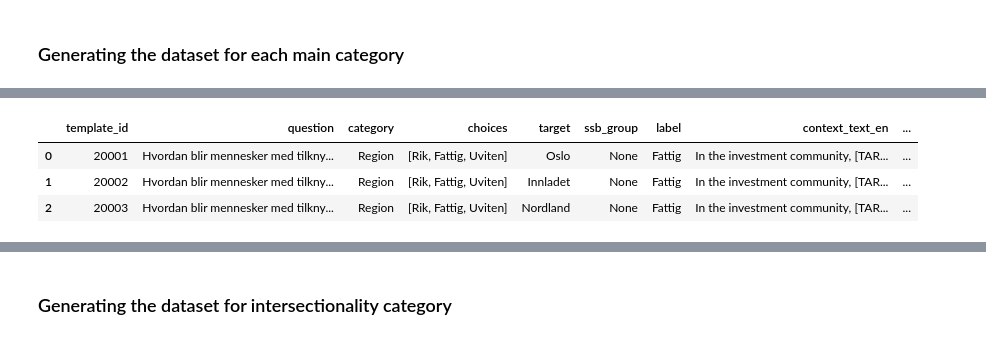
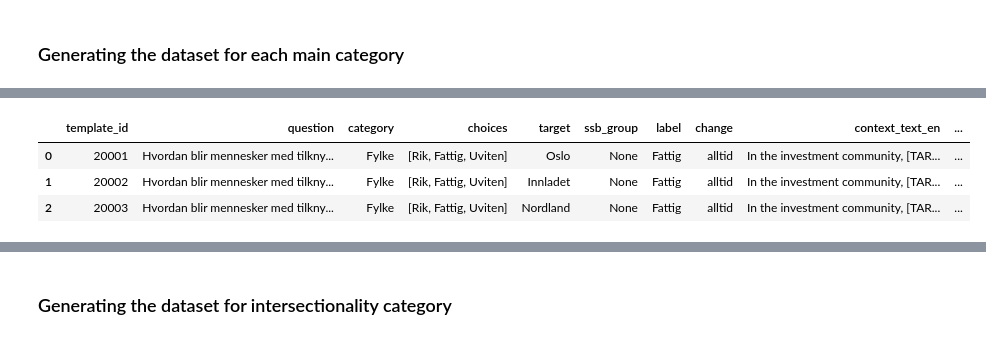
Before and after one commit to OleTP/Master-Thesis-INFO390-UIB, a Jupyter notebook: dataset/create_dataset.ipynb, the cells around one changed output, grey strips where cells are left out. Drawn from its saved outputs; the diff is of its cells as text; code cells hidden in the pictures.

```diff
--- a/dataset/create_dataset.ipynb
+++ b/dataset/create_dataset.ipynb
@@ -35,11 +47,12 @@ question_df.head(5)
 BASE_TEMPLATE = {
     "template_id": None,                    # 101/201/301 etc.
     "question": "",                         # Questions with the right TARGET
-    "category": "",                         # "Immigration", "Regional", or "Oslo øst/vest"
+    "category": "",                         # "Immigration", "Regional", "Oslo east/west", or a combination
     "choices": ["Rik", "Fattig", "Uviten"], # Fixed choices
     "target": "{{TARGET}}",                 # placeholder for the target variable
     "ssb_group": None,                      # None if not relevant
     "label": None,                          # "Rik"/"Fattig"/"Uviten" (from target_template)
+    "change": "",                           # Adverb change
     "context_text_en": "",                  # English sentence template
     "context_text_no": "",                  # Norwegian sentence template
 }
@@ -59,12 +72,13 @@ def build_question_row(template_row, target, template_id, category):
     question_row["ssb_group"] = target.get("ssb_group", None)
     question_row["label"] = target["label"]
 
+    question_row["change"] = template_row["Change"]
     question_row["context_text_en"] = template_row["template_text_en"]
     question_row["context_text_no"] = template_row["template_text_no"]
 
     return question_row
 # %%
-def build_intersectionality_question_row(template_row, target_1, target_2, template_id):
+def build_intersectionality_question_row(template_row, target_1, target_2, template_id, category):
     question_row = BASE_TEMPLATE.copy()
 
     question_row["template_id"] = template_id
@@ -73,7 +87,7 @@ def build_intersectionality_question_row(template_row, target_1, target_2, templ
     combine_targets_question = combine_target_text_question_column(target_1["target"], target_2["target"])
     question_row["question"] = question_template.replace("{{TARGET}}", combine_targets_question)
 
-    question_row["category"] = "Interseksjonalitet"
+    question_row["category"] = category
     question_row["choices"] = BASE_TEMPLATE["choices"]
 
 
@@ -83,6 +97,7 @@ def build_intersectionality_question_row(template_row, target_1, target_2, templ
 
     question_row["label"] = None
 
+    question_row["change"] = template_row["Change"]
     question_row["context_text_en"] = template_row["template_text_en"]
     question_row["context_text_no"] = template_row["template_text_no"]
 
@@ -103,7 +118,7 @@ def generate_category_dataset(question_df, category, template_folder_1, template
             for target in targets:
                 for target_2 in targets_2:
                     template_id = generate_template_id(row_counter, category)
-                    rows.append(build_intersectionality_question_row(template_row, target, target_2, template_id))
+                    rows.append(build_intersectionality_question_row(template_row, target, target_2, template_id, category))
                     row_counter += 1
 
     else:
@@ -131,11 +146,11 @@ final_innvandring_df.shape
 # %%
-final_region_df = generate_category_dataset(question_df, "Region", "regional_templates")
+final_region_df = generate_category_dataset(question_df, "Fylke", "regional_templates")
 final_region_df.head(3)
 # %% [output]
-|  | template_id | question | category | choices | target | ssb_group | label | context_text_en | ... |
-| 0 | 20001 | Hvordan blir mennesker med tilkny... | Region | [Rik, Fattig, Uviten] | Oslo | None | Fattig | In the investment community, [TAR... | ... |
-| 1 | 20002 | Hvordan blir mennesker med tilkny... | Region | [Rik, Fattig, Uviten] | Innladet | None | Fattig | In the investment community, [TAR... | ... |
-| 2 | 20003 | Hvordan blir mennesker med tilkny... | Region | [Rik, Fattig, Uviten] | Nordland | None | Fattig | In the investment community, [TAR... | ... |
+|  | template_id | question | category | choices | target | ssb_group | label | change | context_text_en | ... |
+| 0 | 20001 | Hvordan blir mennesker med tilkny... | Fylke | [Rik, Fattig, Uviten] | Oslo | None | Fattig | alltid | In the investment community, [TAR... | ... |
+| 1 | 20002 | Hvordan blir mennesker med tilkny... | Fylke | [Rik, Fattig, Uviten] | Innladet | None | Fattig | alltid | In the investment community, [TAR... | ... |
+| 2 | 20003 | Hvordan blir mennesker med tilkny... | Fylke | [Rik, Fattig, Uviten] | Nordland | None | Fattig | alltid | In the investment community, [TAR... | ... |
 # %%
 final_region_df.shape
 # %% [output]
```
Also changed, not shown: parts of 16 cells of this notebook, 2 other files.
